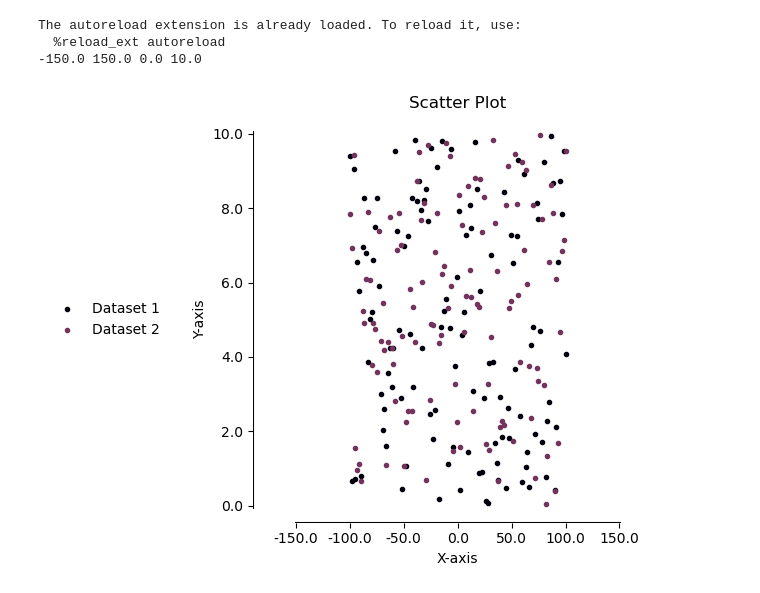
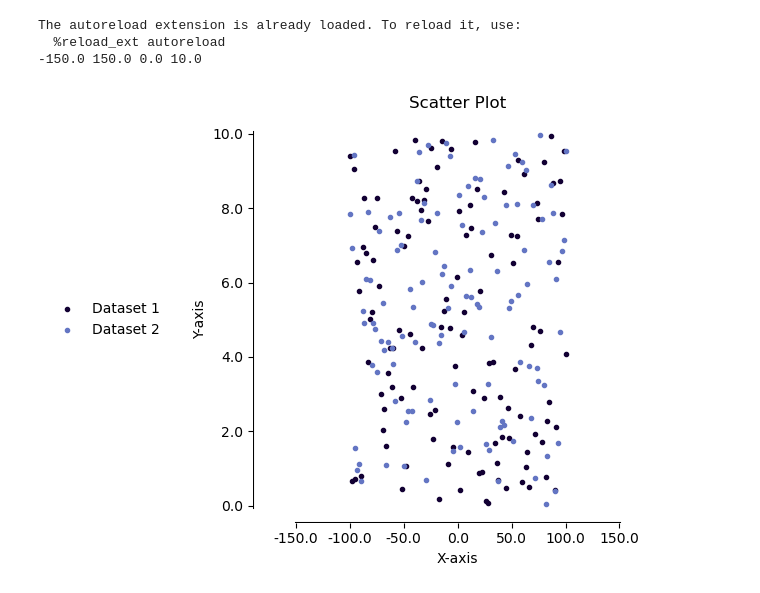
Before and after one commit to marianski-lab/artdep, a Jupyter notebook: benchmarks/scatterplot.ipynb, the cells around one changed output. Saved outputs shown, nothing was run; the diff lists cells and outputs as text; code cells hidden in the pictures.

```diff
--- a/benchmarks/scatterplot.ipynb
+++ b/benchmarks/scatterplot.ipynb
@@ -1,31 +1,31 @@
 # %%
 %load_ext autoreload
 %autoreload 2
 
 import numpy as np
 import matplotlib.pyplot as plt
 import random
 from MM_Util.plot import *
 
 np.random.seed(42069)
 x = np.linspace(-100, 100, 120)
 
 y1 = np.random.randint(0, 10, len(x))
 y1 = [y+ np.random.rand() for y in y1]
 y2 = np.random.randint(0, 10, len(x))
 y2 = [y + np.random.rand() for y in y2]
 
 
 data = np.column_stack((x, y1, y2))
 labels = ["Scatter Plot", "X-axis", "Y-axis"]
 desc = ["Dataset 1", "Dataset 2"]
 
 scatter_plot = Plot(data, labels=labels, desc=desc, x_extend=80, y_extend=0)
 
-scatter_plot.cmap(color_num=2, offset=0.2, map='acton')
+scatter_plot.cmap(color_num=2, offset=0.1, map='devon')
 scatter_plot.scatter()
 # %% [output]
 The autoreload extension is already loaded. To reload it, use:
   %reload_ext autoreload
 -150.0 150.0 0.0 10.0
-[figure, old version]
+[figure, new version]
```
Also changed, not shown: 2 other files.
